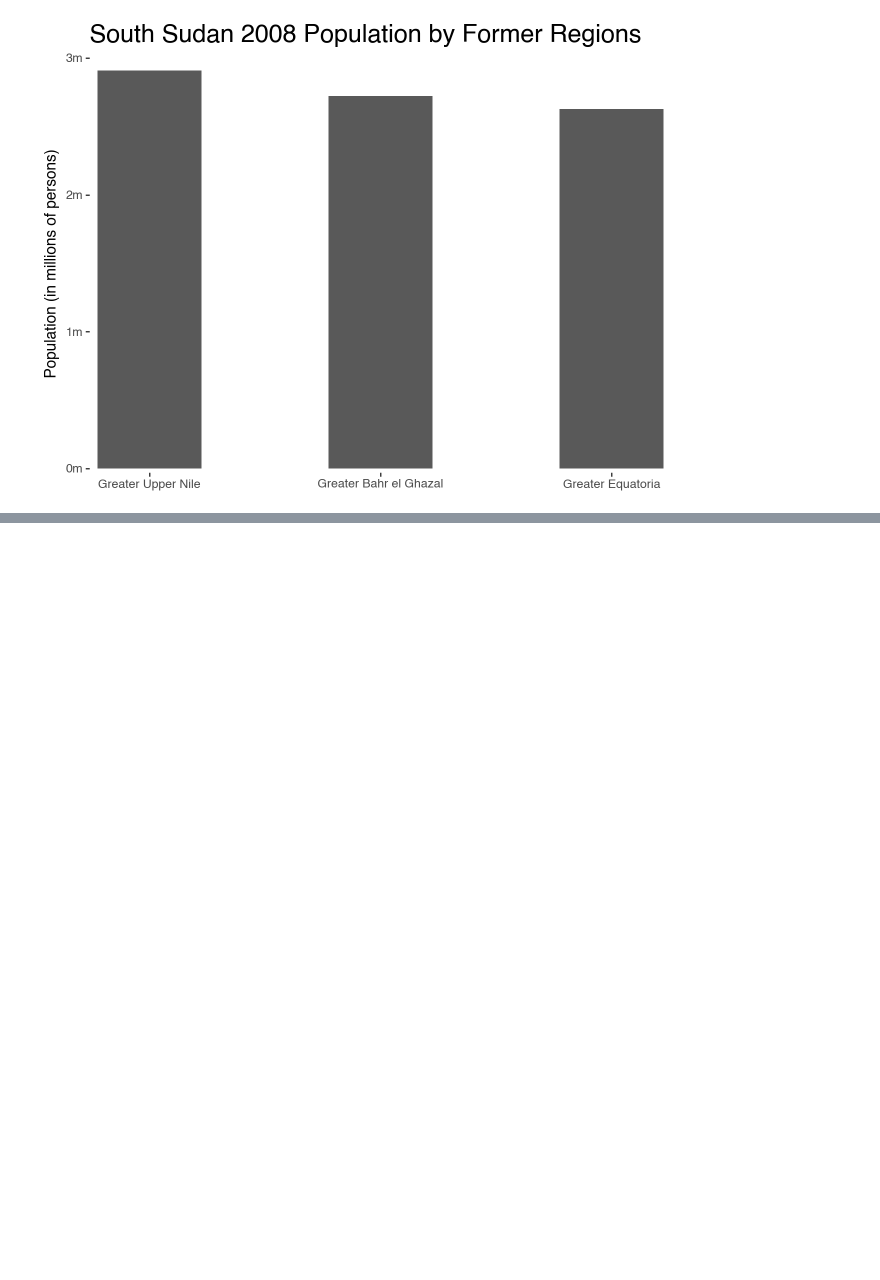
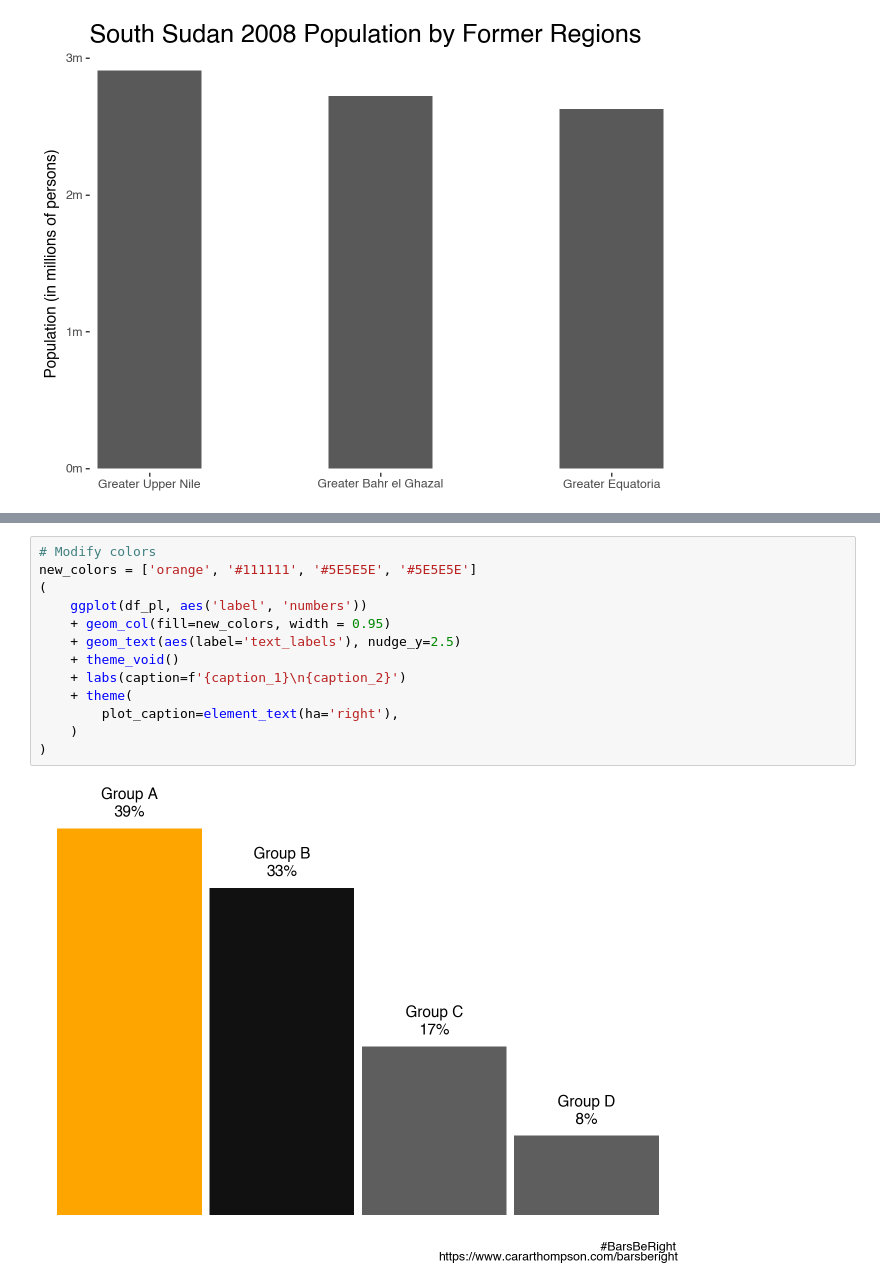
Before and after one commit to tongakuot/ggplot2-py, a Jupyter notebook: getting-started-in-plotnine.ipynb, the cells around one changed output, grey strips where cells are left out. Saved outputs shown, nothing was run; the diff lists cells and outputs as text; blank space fills up the shorter version.

```diff
--- a/getting-started-in-plotnine.ipynb
+++ b/getting-started-in-plotnine.ipynb
@@ -203,0 +308,15 @@ regions = ['Greater Upper Nile', 'Greater Bahr el Ghazal', 'Greater Equatoria']
+# %%
+# Modify colors
+new_colors = ['orange', '#111111', '#5E5E5E', '#5E5E5E']
+(
+    ggplot(df_pl, aes('label', 'numbers'))
+    + geom_col(fill=new_colors, width = 0.95)
+    + geom_text(aes(label='text_labels'), nudge_y=2.5)
+    + theme_void()
+    + labs(caption=f'{caption_1}\n{caption_2}')
+    + theme(
+        plot_caption=element_text(ha='right'),
+    )
+)
+# %% [output]
+[figure, added]
```
Also changed, not shown: parts of 8 cells of this notebook, 4 other files.
